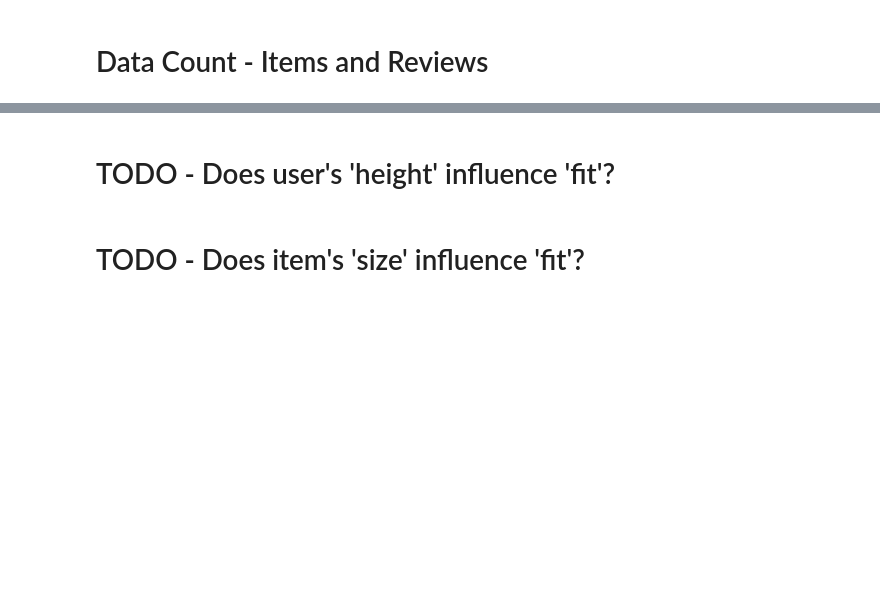
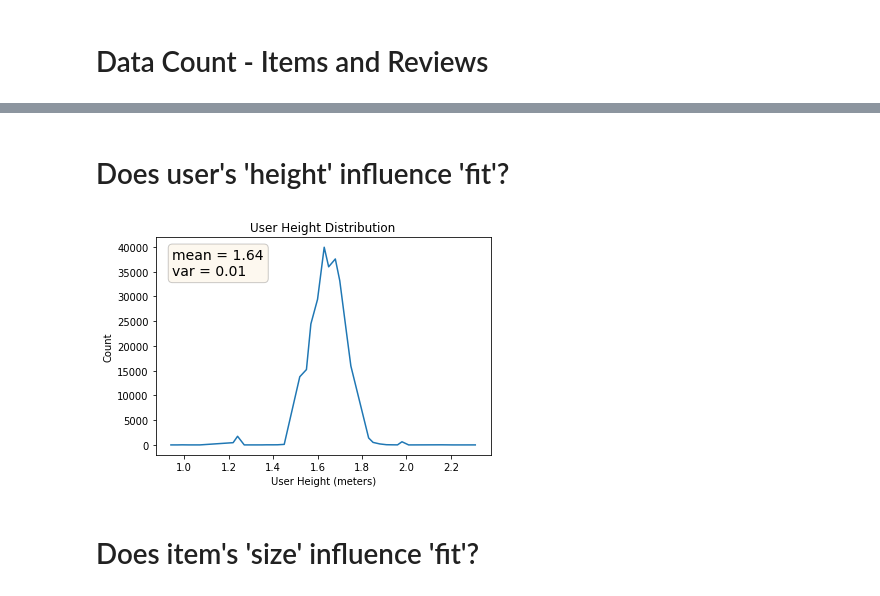
Before and after one commit to singh264/CSC2515-Project, a Jupyter notebook: main.ipynb, the cells around one changed output, grey strips where cells are left out. Saved outputs shown, nothing was run; the diff lists cells and outputs as text; code cells hidden in the pictures; blank space fills up the shorter version.

```diff
--- a/main.ipynb
+++ b/main.ipynb
@@ -99,4 +159,48 @@ total reviews = 192544 + 82790 = 192544 + 82790
 # %% [markdown]
-# TODO - Does user's 'height' influence 'fit'?
+# Does user's 'height' influence 'fit'?
+# %%
+def get_height_in_meters(height_str):
+    if 'ft' in height_str:
+        feet = int(height_str[0])
+        inches = int(height_str[-3])
+    else:
+        feet = int(height_str[0])
+        inches = int(height_str[-2])
+    height = feet * 0.3048 + inches * 0.0254
+    return round(height, 2)
+
+heights_count = {}
+all_heights = []
+
+for review_list in runtherunway_data.values():
+    for review in review_list:
+        if 'height' in review:
+            height = get_height_in_meters(review['height'])
+            heights_count[height] = heights_count.get(height, 0) + 1
+            all_heights.append(height)
+
+for review_list in modcloth_data.values():
+    for review in review_list:
+        if 'height' in review:
+            height = get_height_in_meters(review['height'])
+            heights_count[height] = heights_count.get(height, 0) + 1
+            all_heights.append(height)
+
+heights = [h for h in sorted(heights_count)]
+counts = [heights_count[h] for h in heights]
+height_mean = round(np.mean(all_heights), 2)
+height_variance = round(np.var(all_heights), 2)
+
+fig, ax = plt.subplots()
+ax.plot(heights, counts)
+plt.title('User Height Distribution')
+plt.xlabel('User Height (meters)')
+plt.ylabel('Count')
+note = '\n'.join((f'mean = {height_mean}', f'var = {height_variance}'))
+props = dict(boxstyle='round', facecolor='wheat', alpha=0.2)
+ax.text(0.05, 0.95, note, transform=ax.transAxes, fontsize=14, verticalalignment='top', bbox=props)
+plt.show()
+# %% [output]
+[figure, added]
 # %% [markdown]
-# TODO - Does item's 'size' influence 'fit'?
+# Does item's 'size' influence 'fit'?
```
Also changed, not shown: parts of 13 cells of this notebook, 5 other files.
